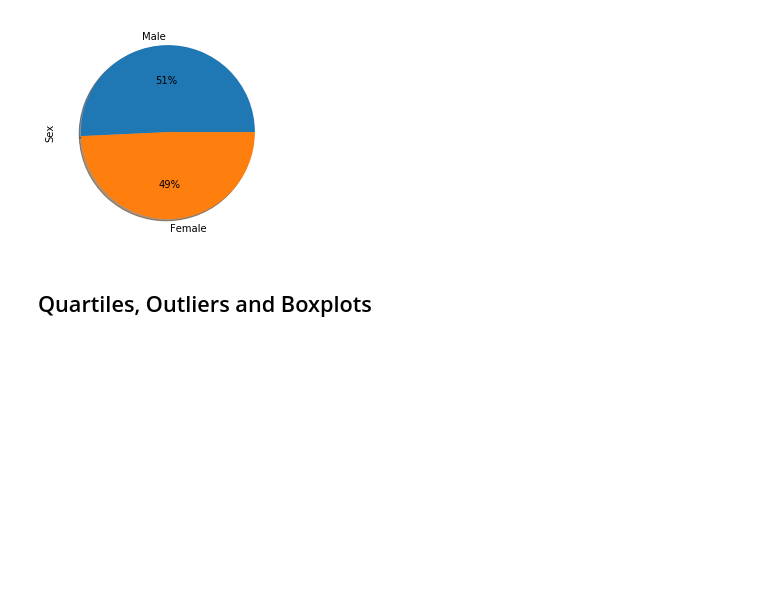
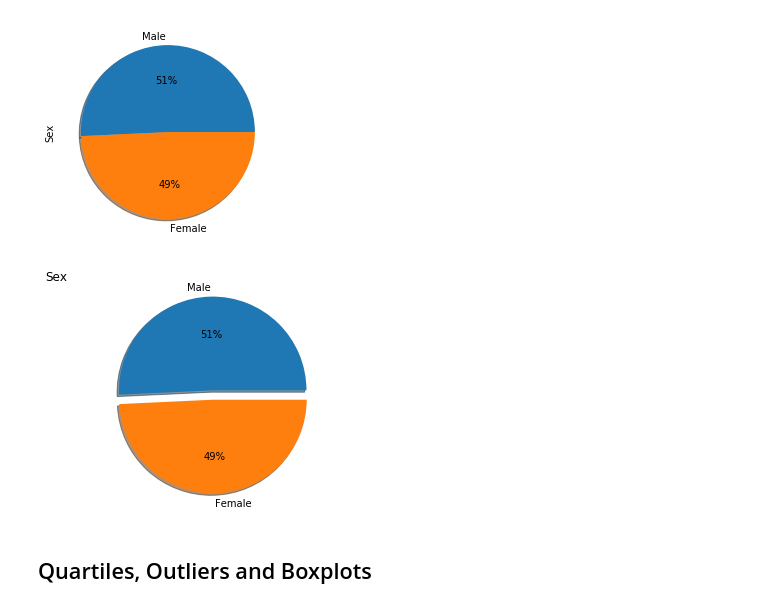
Before and after one commit to bay0624/Matplotlib-Challenge, a Jupyter notebook: pymaceuticals_starter.ipynb, the cells around one changed output. Saved outputs shown, nothing was run; the diff lists cells and outputs as text; code cells hidden in the pictures; blank space fills up the shorter version.

Commit message:
Add Pie plot using pyplot

```diff
--- a/pymaceuticals_starter.ipynb
+++ b/pymaceuticals_starter.ipynb
@@ -139,3 +134,14 @@ tbl =
+# %%
+# Generate identical pie plot using pyplot
+mice_gender_df
+gender = ["Male", "Female"]
+explode = (0.1, 0)
+plt.pie(list(mice_gender_df["Sex"]), explode=explode, labels=gender, autopct="%1.0f%%", shadow=True)
+plt.axis("equal")
+plt.title("Sex", loc="left")
+plt.show()
+# %% [output]
+[figure, added]
 # %% [markdown]
 ## Quartiles, Outliers and Boxplots
 # %%
```
Also changed, not shown: parts of 2 cells of this notebook.
